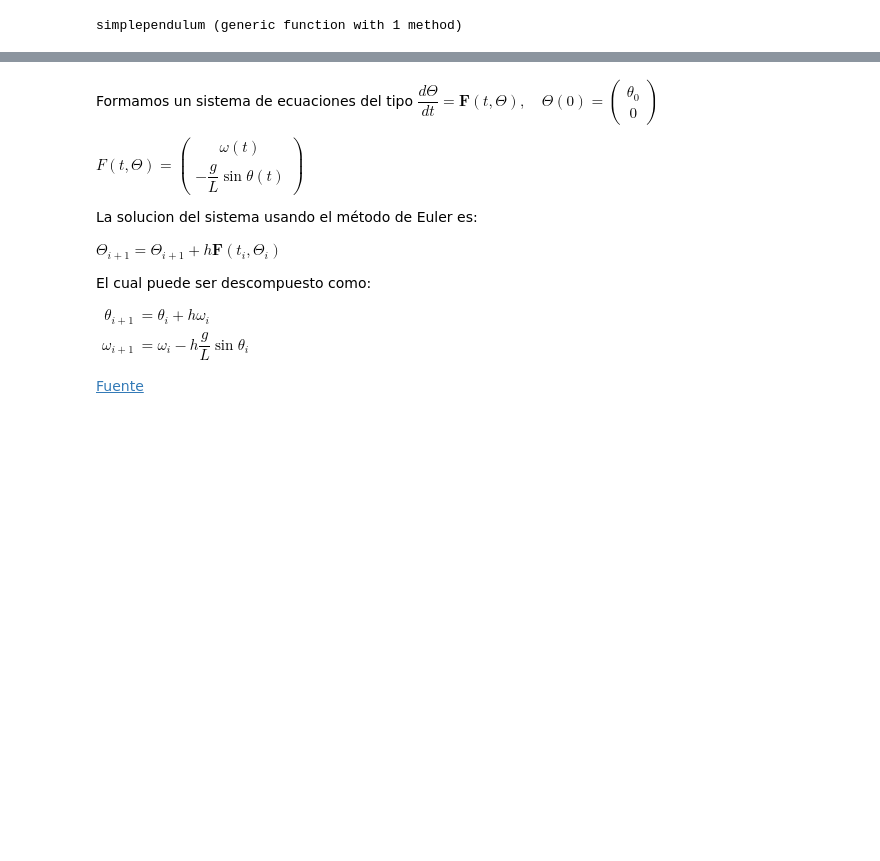
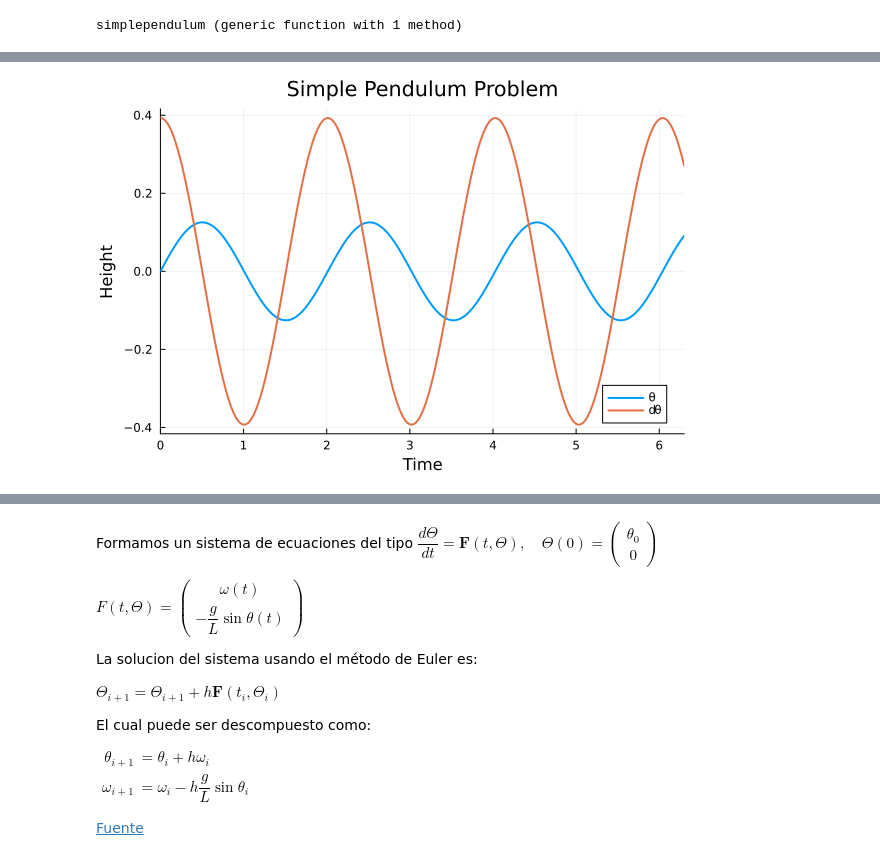
Before and after one commit to sherna90/computacion_numerica, a Jupyter notebook: 10-Ecuaciones_Diferenciales.ipynb, the cells around one changed output, grey strips where cells are left out. Cells and saved outputs as stored; diff of their text form; code cells hidden in the pictures; blank space fills up the shorter version.

```diff
--- a/10-Ecuaciones_Diferenciales.ipynb
+++ b/10-Ecuaciones_Diferenciales.ipynb
@@ -142,0 +188,8 @@ simplependulum (generic function with 1 method)
+# %%
+prob = ODEProblem(simplependulum, u_0, tspan)
+sol = solve(prob,Trapezoid())
+
+#Plot
+plot(sol,linewidth=2,title ="Simple Pendulum Problem", xaxis = "Time", yaxis = "Height", label = ["\\theta" "d\\theta"])
+# %% [output]
+[figure, added]
```
Also changed, not shown: parts of 8 cells of this notebook.
